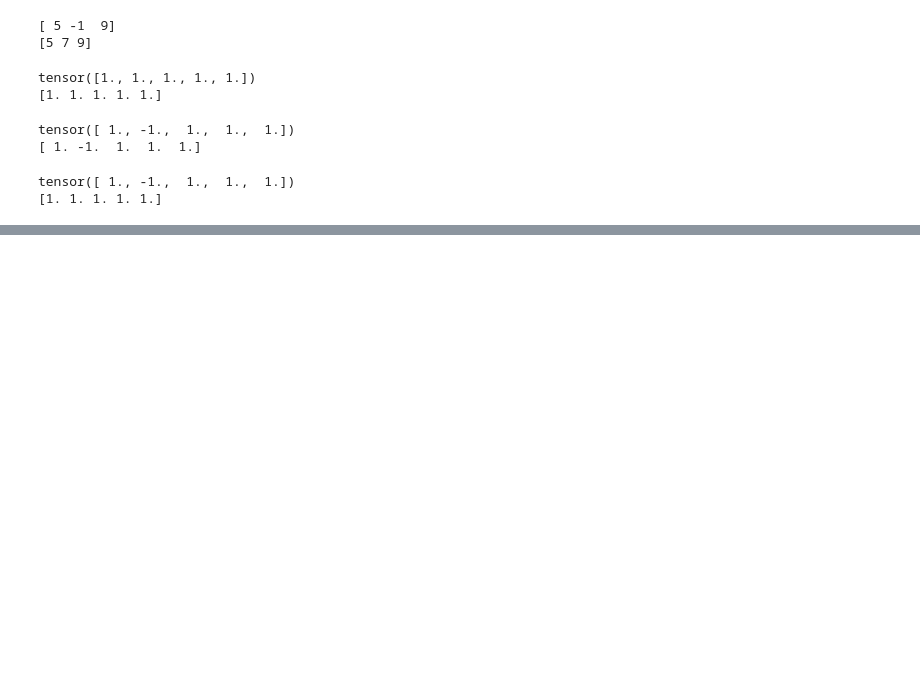
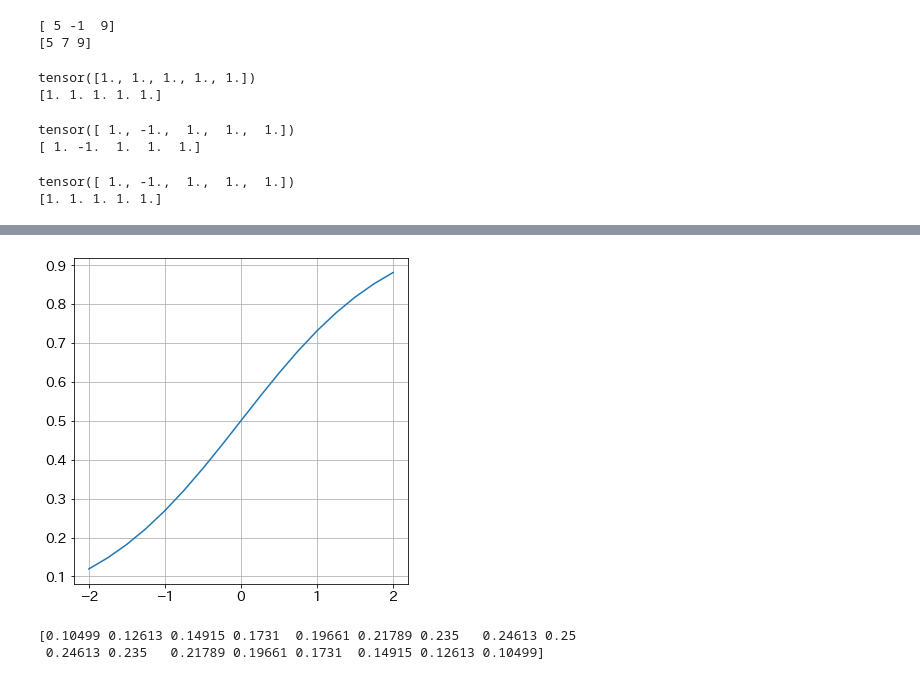
Before and after one commit to newstage75/ML_study, a Jupyter notebook: 最短Pytorch/１章.ipynb, the cells around one changed output, grey strips where cells are left out. Cells and saved outputs as stored; diff of their text form; code cells hidden in the pictures; blank space fills up the shorter version.

```diff
--- a/最短Pytorch/１章.ipynb
+++ b/最短Pytorch/１章.ipynb
@@ -105,0 +177,4 @@ tensor([ 1., -1.,  1.,  1.,  1.])
+# %%
+#シグモイド関数の定義
+def g(x):
+  return 1 / (1 + np.exp(-x))
@@ -105,0 +188,12 @@ tensor([ 1., -1.,  1.,  1.,  1.])
+# %%
+plt.plot(x, y)
+plt.show()
+# %% [output]
+[figure, added]
+# %%
+diff = fdiff(g)
+y_dash = diff(x)
+print(y_dash)
+# %% [output]
+[0.10499 0.12613 0.14915 0.1731  0.19661 0.21789 0.235   0.24613 0.25
+ 0.24613 0.235   0.21789 0.19661 0.1731  0.14915 0.12613 0.10499]
```
Also changed, not shown: parts of 13 cells of this notebook.
